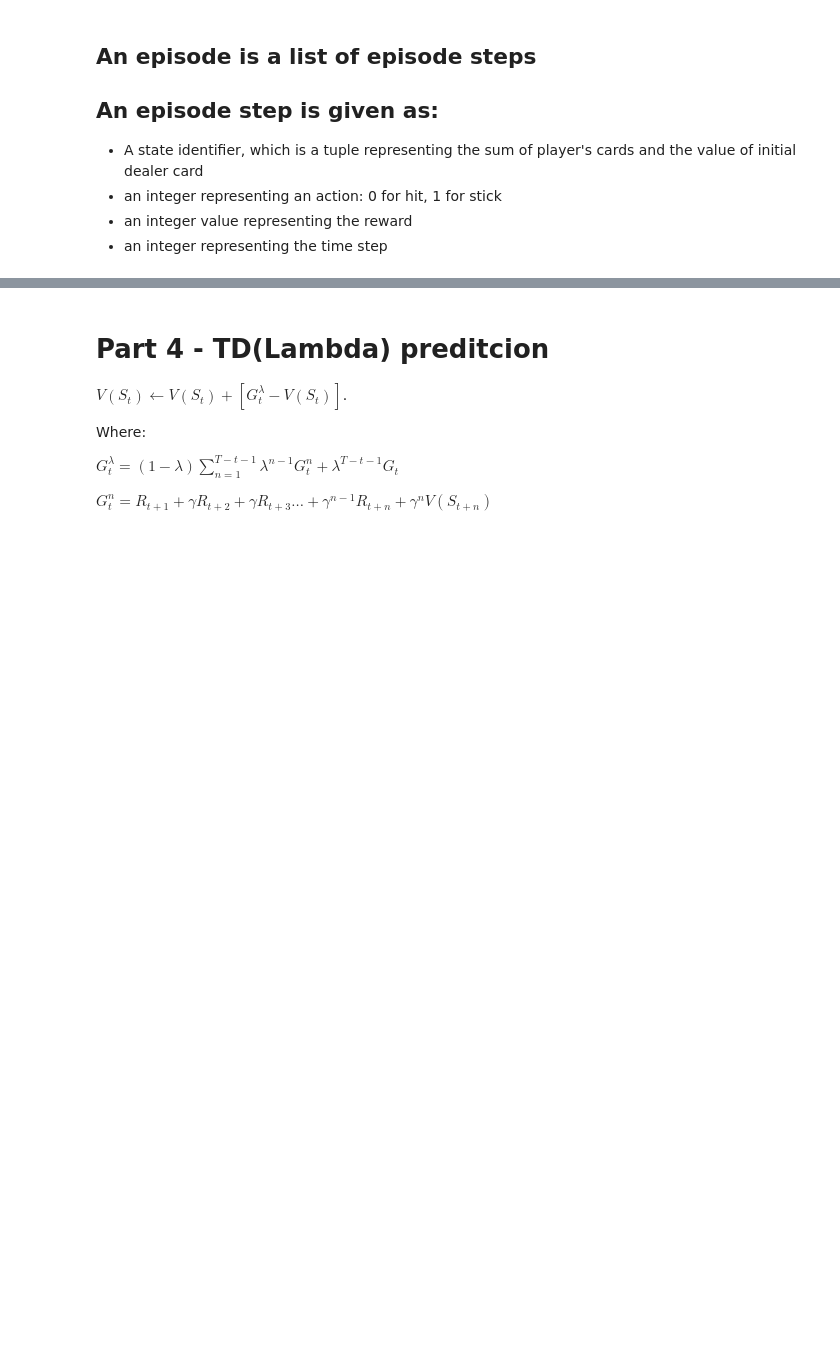
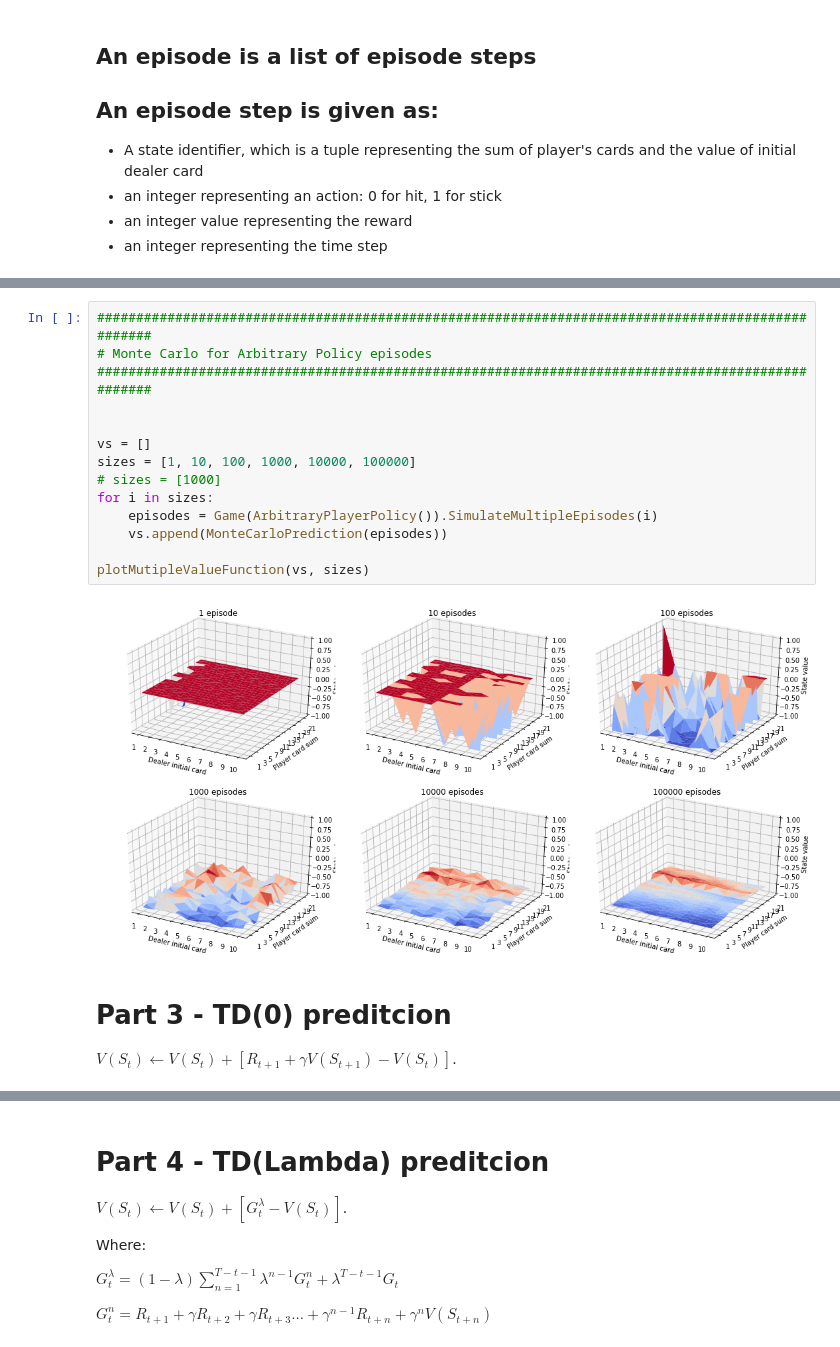
Before and after one commit to renato-scaroni/ReinforcementLearning-knowledgeBase, a Jupyter notebook: Implementations/easy21/Easy21-scaroni.ipynb, the cells around one changed output, grey strips where cells are left out. Drawn from its saved outputs; the diff is of its cells as text; blank space fills up the shorter version.

```diff
--- a/Implementations/easy21/Easy21-scaroni.ipynb
+++ b/Implementations/easy21/Easy21-scaroni.ipynb
@@ -323,3 +395,23 @@ plotValueFunction(v)
+# %%
+##################################################################################################
+# Monte Carlo for Arbitrary Policy episodes
+##################################################################################################
+
+
+vs = []
+sizes = [1, 10, 100, 1000, 10000, 100000]
+# sizes = [1000]
+for i in sizes:
+    episodes = Game(ArbitraryPlayerPolicy()).SimulateMultipleEpisodes(i)
+    vs.append(MonteCarloPrediction(episodes))
+
+plotMutipleValueFunction(vs, sizes)
+# %% [output]
+[figure, added]
+# %% [markdown]
+# Part 3 - TD(0) preditcion
+
+$V(S_t) \leftarrow V(S_t) + [R_{t+1} + \gamma V(S_{t+1}) - V(S_t)]$.
 # %%
 ##################################################################################################
 #definition of TD(0) method for policy prediction
```
Also changed, not shown: parts of 33 cells of this notebook, 1 other file.
